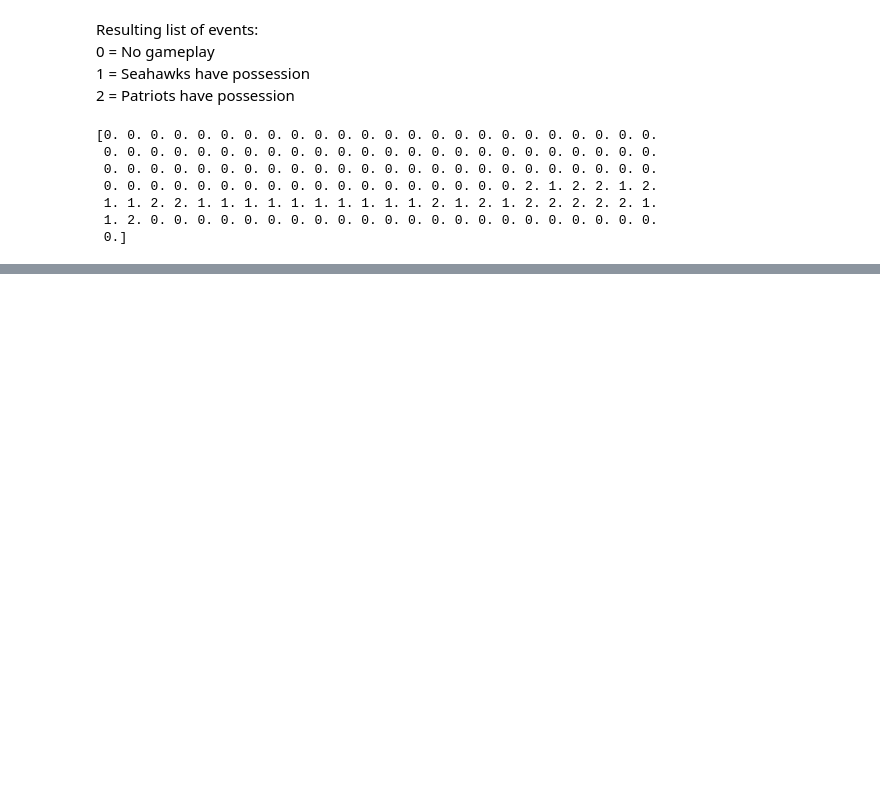
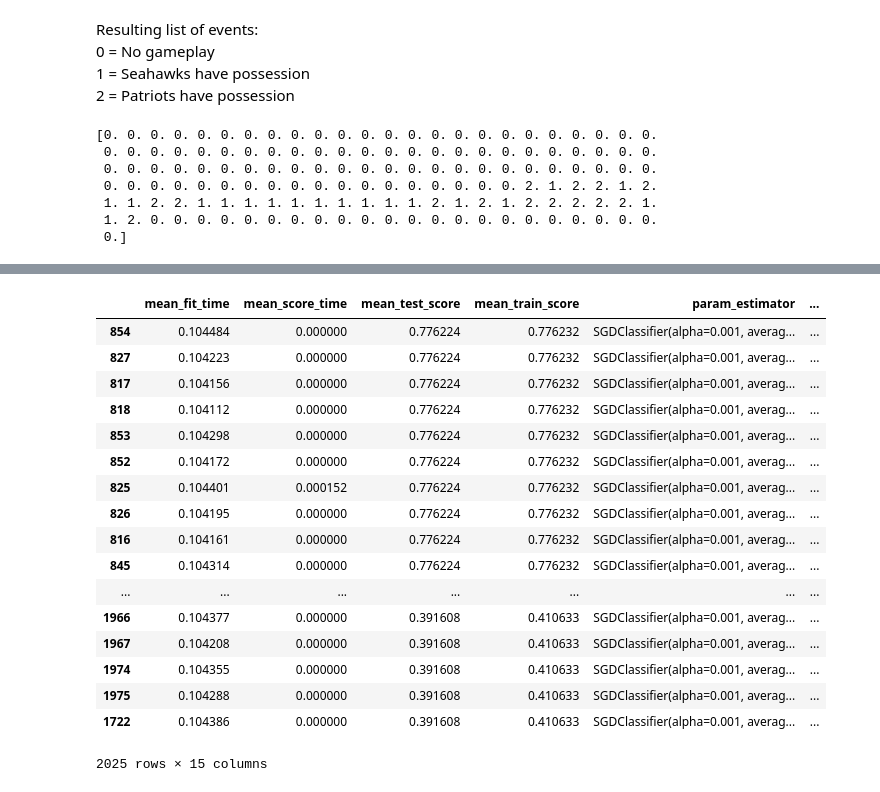
Before and after one commit to 219Winter2019adjz/Project5, a Jupyter notebook: Part 7, Sentiment Regression.ipynb, the cells around one changed output, grey strips where cells are left out. Saved outputs shown, nothing was run; the diff lists cells and outputs as text; code cells hidden in the pictures; blank space fills up the shorter version.

Commit message:
Adding results from Linear SGD

```diff
--- a/Part 7, Sentiment Regression.ipynb
+++ b/Part 7, Sentiment Regression.ipynb
@@ -378,0 +439,13 @@ print(possessions)
+# %%
+# Define train data and targets
+X = data_hashtag_during['gopatriots'][:-1,:] # (except last)
+y = possessions[2:] # (except first)
+
+X = X.astype(np.float32)
+y = y.astype(np.uint8)
+
+print('X shape:', X.shape)
+print(X.dtype)
+
+print('y shape:', y.shape)
+print(y.dtype)
@@ -378,0 +457,7 @@ print(possessions)
+# %%
+# Random Forest regressor grid search
+print('performing grid search...')
+
+gs_cv_all = GridSearchCV(pipe, param_grid, cv=KFold(5, shuffle=True), scoring='accuracy',
+                         verbose=1, n_jobs=4)
+gs_cv_all.fit(X, y)
@@ -378,0 +517,24 @@ print(possessions)
+# %%
+results = pd.DataFrame(gs_cv_all.cv_results_)
+results.to_csv('gs_q16_1.csv')
+# %%
+results.sort_values('mean_test_score', ascending=False).iloc[:, 0:15]
+# %% [output]
+|  | mean_fit_time | mean_score_time | mean_test_score | mean_train_score | param_estimator | ... |
+| 854 | 0.104484 | 0.000000 | 0.776224 | 0.776232 | SGDClassifier(alpha=0.001, averag... | ... |
+| 827 | 0.104223 | 0.000000 | 0.776224 | 0.776232 | SGDClassifier(alpha=0.001, averag... | ... |
+| 817 | 0.104156 | 0.000000 | 0.776224 | 0.776232 | SGDClassifier(alpha=0.001, averag... | ... |
+| 818 | 0.104112 | 0.000000 | 0.776224 | 0.776232 | SGDClassifier(alpha=0.001, averag... | ... |
+| 853 | 0.104298 | 0.000000 | 0.776224 | 0.776232 | SGDClassifier(alpha=0.001, averag... | ... |
+| 852 | 0.104172 | 0.000000 | 0.776224 | 0.776232 | SGDClassifier(alpha=0.001, averag... | ... |
+| 825 | 0.104401 | 0.000152 | 0.776224 | 0.776232 | SGDClassifier(alpha=0.001, averag... | ... |
+| 826 | 0.104195 | 0.000000 | 0.776224 | 0.776232 | SGDClassifier(alpha=0.001, averag... | ... |
+| 816 | 0.104161 | 0.000000 | 0.776224 | 0.776232 | SGDClassifier(alpha=0.001, averag... | ... |
+| 845 | 0.104314 | 0.000000 | 0.776224 | 0.776232 | SGDClassifier(alpha=0.001, averag... | ... |
+| ... | ... | ... | ... | ... | ... | ... |
+| 1966 | 0.104377 | 0.000000 | 0.391608 | 0.410633 | SGDClassifier(alpha=0.001, averag... | ... |
+| 1967 | 0.104208 | 0.000000 | 0.391608 | 0.410633 | SGDClassifier(alpha=0.001, averag... | ... |
+| 1974 | 0.104355 | 0.000000 | 0.391608 | 0.410633 | SGDClassifier(alpha=0.001, averag... | ... |
+| 1975 | 0.104288 | 0.000000 | 0.391608 | 0.410633 | SGDClassifier(alpha=0.001, averag... | ... |
+| 1722 | 0.104386 | 0.000000 | 0.391608 | 0.410633 | SGDClassifier(alpha=0.001, averag... | ... |
+2025 rows × 15 columns
```
Also changed, not shown: parts of 8 cells of this notebook, 1 other file.
